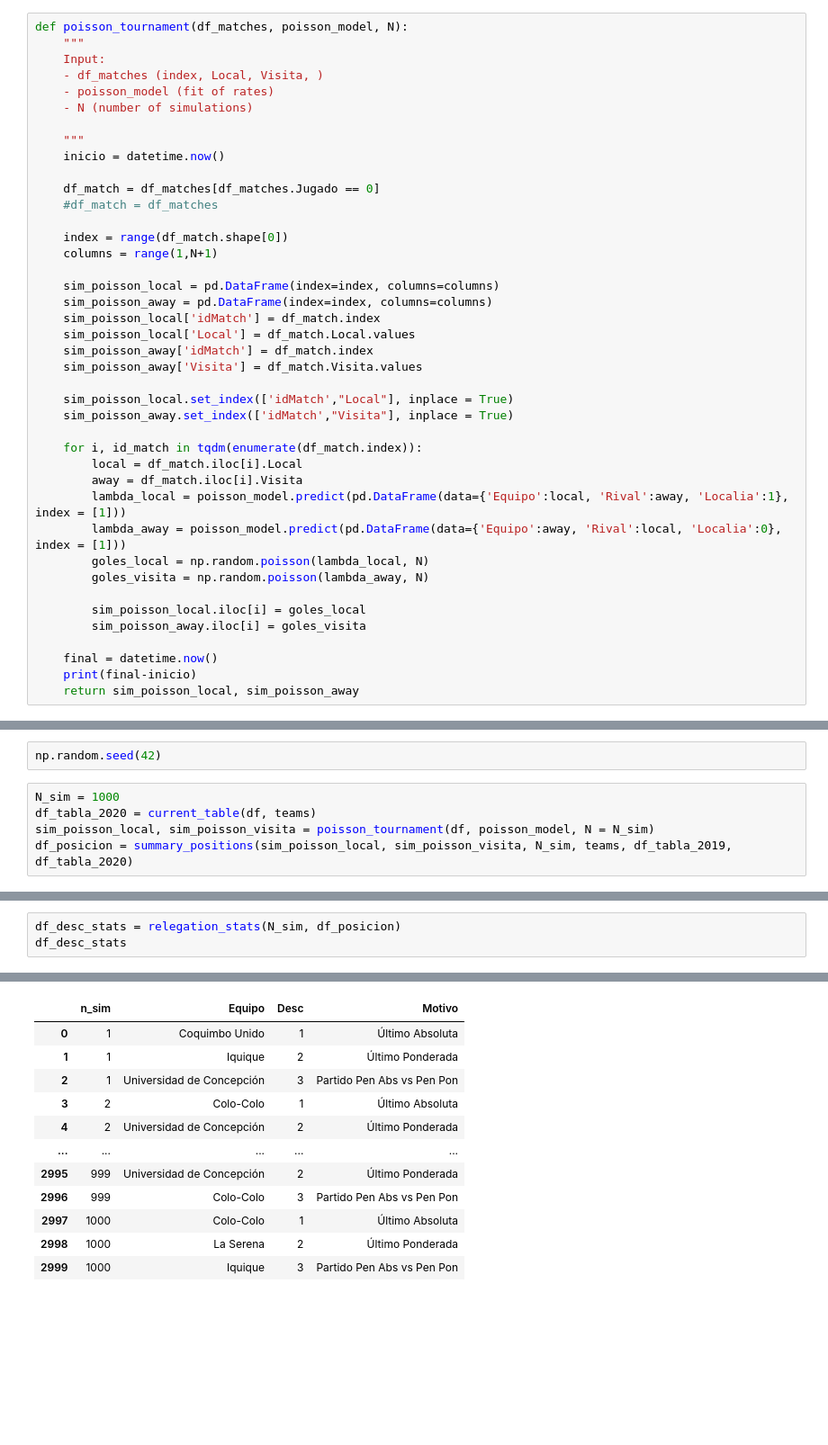
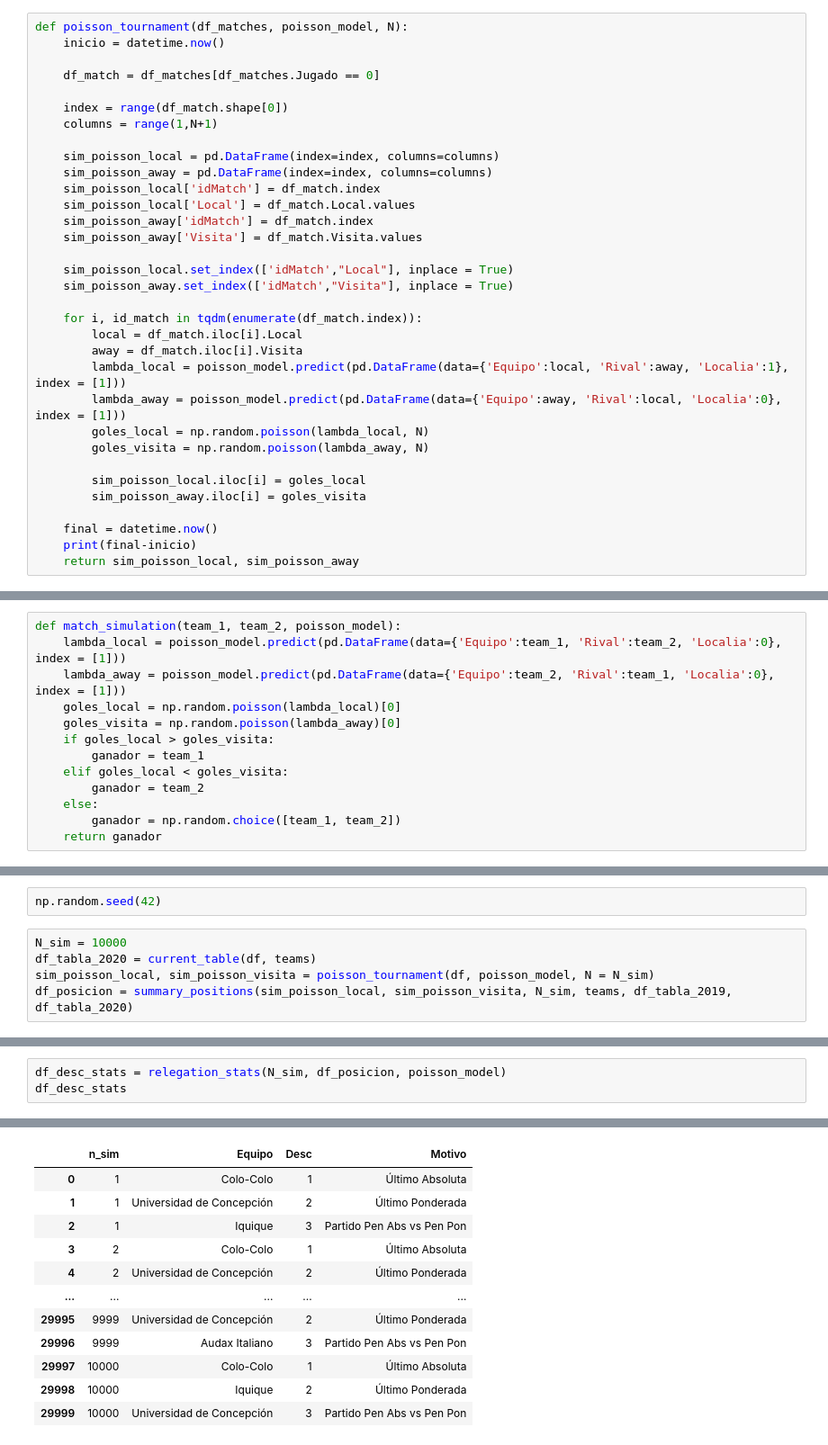
Before and after one commit to pablogalazcares/football-DS-projects, a Jupyter notebook: Poisson Chile 2020.ipynb, the cells around one changed output, grey strips where cells are left out. Shown at 90% size. Drawn from its saved outputs; the diff is of its cells as text; blank space fills up the shorter version.

```diff
--- a/Poisson Chile 2020.ipynb
+++ b/Poisson Chile 2020.ipynb
@@ -13,17 +13,9 @@ plt.style.use('ggplot')
 plt.rcParams["figure.figsize"] = (16,9)
 # %%
 def poisson_tournament(df_matches, poisson_model, N):
-    """
-    Input:
-    - df_matches (index, Local, Visita, )
-    - poisson_model (fit of rates)
-    - N (number of simulations)
-
-    """
     inicio = datetime.now()
 
     df_match = df_matches[df_matches.Jugado == 0]
-    #df_match = df_matches
 
     index = range(df_match.shape[0])
     columns = range(1,N+1)
@@ -149,4 +125,17 @@ def tabla_pond(teams, df_tabla_2019, df_tabla_2020):
     df_tabla_pond["Score"] = df_tabla_pond.Score.round(3)
     df_tabla_pond.set_index("Equipo", inplace = True)
     return df_tabla_pond
+# %%
+def match_simulation(team_1, team_2, poisson_model):
+    lambda_local = poisson_model.predict(pd.DataFrame(data={'Equipo':team_1, 'Rival':team_2, 'Localia':0}, index = [1]))
+    lambda_away = poisson_model.predict(pd.DataFrame(data={'Equipo':team_2, 'Rival':team_1, 'Localia':0}, index = [1]))
+    goles_local = np.random.poisson(lambda_local)[0]
+    goles_visita = np.random.poisson(lambda_away)[0]
+    if goles_local > goles_visita:
+        ganador = team_1
+    elif goles_local < goles_visita:
+        ganador = team_2
+    else:
+        ganador = np.random.choice([team_1, team_2])
+    return ganador
 # %%
@@ -324,7 +365,7 @@ Generalized Linear Model Regression Results
 # %%
 np.random.seed(42)
 # %%
-N_sim = 1000
+N_sim = 10000
 df_tabla_2020 = current_table(df, teams)
 sim_poisson_local, sim_poisson_visita = poisson_tournament(df, poisson_model, N = N_sim)
 df_posicion = summary_positions(sim_poisson_local, sim_poisson_visita, N_sim, teams, df_tabla_2019, df_tabla_2020)
@@ -333,4 +396,4 @@ df_posicion = summary_positions(sim_poisson_local, sim_poisson_visita, N_sim, te
 # %%
-df_desc_stats = relegation_stats(N_sim, df_posicion)
+df_desc_stats = relegation_stats(N_sim, df_posicion, poisson_model)
 df_desc_stats
 # %% [output]
@@ -337,12 +401,12 @@ df_desc_stats
 |  | n_sim | Equipo | Desc | Motivo |
-| 0 | 1 | Coquimbo Unido | 1 | Último Absoluta |
-| 1 | 1 | Iquique | 2 | Último Ponderada |
-| 2 | 1 | Universidad de Concepción | 3 | Partido Pen Abs vs Pen Pon |
+| 0 | 1 | Colo-Colo | 1 | Último Absoluta |
+| 1 | 1 | Universidad de Concepción | 2 | Último Ponderada |
+| 2 | 1 | Iquique | 3 | Partido Pen Abs vs Pen Pon |
 | 3 | 2 | Colo-Colo | 1 | Último Absoluta |
 | 4 | 2 | Universidad de Concepción | 2 | Último Ponderada |
 | ... | ... | ... | ... | ... |
-| 2995 | 999 | Universidad de Concepción | 2 | Último Ponderada |
-| 2996 | 999 | Colo-Colo | 3 | Partido Pen Abs vs Pen Pon |
-| 2997 | 1000 | Colo-Colo | 1 | Último Absoluta |
-| 2998 | 1000 | La Serena | 2 | Último Ponderada |
-| 2999 | 1000 | Iquique | 3 | Partido Pen Abs vs Pen Pon |
+| 29995 | 9999 | Universidad de Concepción | 2 | Último Ponderada |
+| 29996 | 9999 | Audax Italiano | 3 | Partido Pen Abs vs Pen Pon |
+| 29997 | 10000 | Colo-Colo | 1 | Último Absoluta |
+| 29998 | 10000 | Iquique | 2 | Último Ponderada |
+| 29999 | 10000 | Universidad de Concepción | 3 | Partido Pen Abs vs Pen Pon |
```
Also changed, not shown: parts of 22 cells of this notebook.
